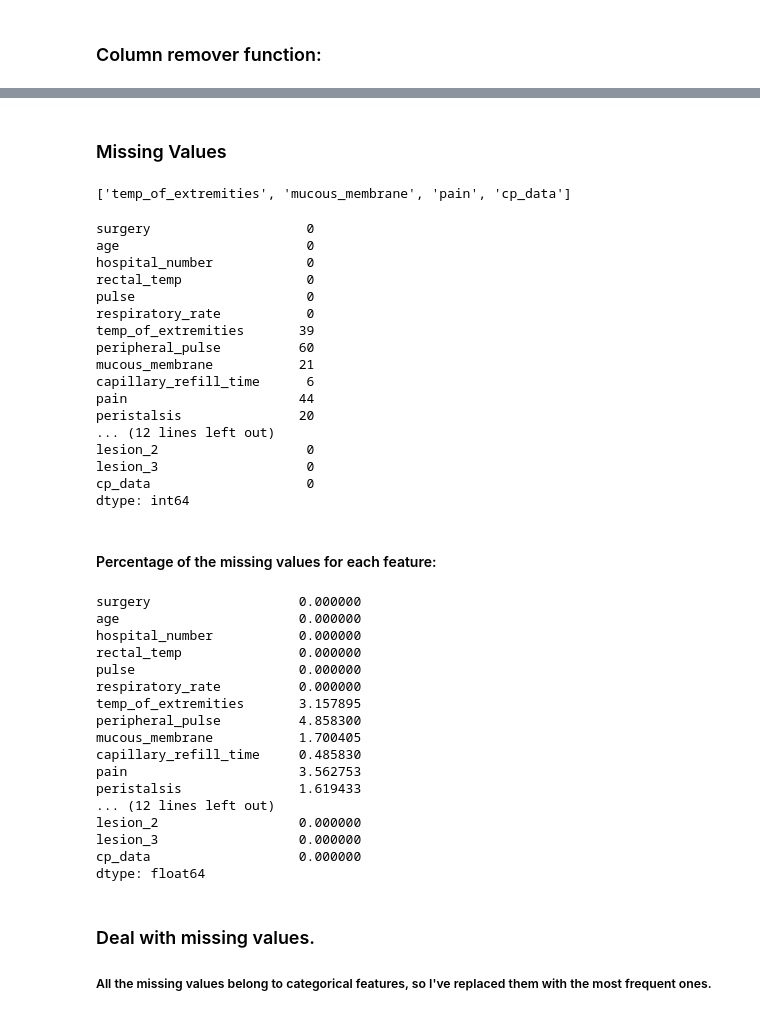
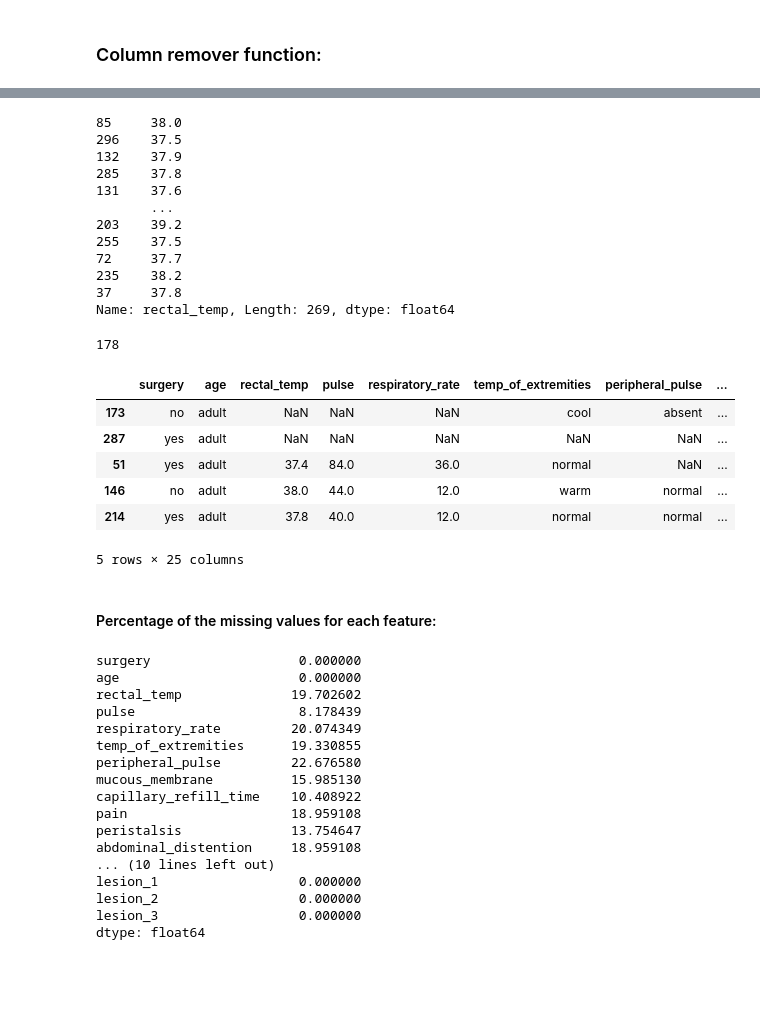
Before and after one commit to MehranZdi/horse_survival, a Jupyter notebook: horse_survival.ipynb, the cells around one changed output, grey strips where cells are left out. Drawn from its saved outputs; the diff is of its cells as text; code cells hidden in the pictures; blank space fills up the shorter version.

```diff
--- a/horse_survival.ipynb
+++ b/horse_survival.ipynb
@@ -169,51 +65,51 @@ for cat in categ_feat:
-# %% [markdown]
-### Missing Values
-# %%
-['temp_of_extremities', 'mucous_membrane', 'pain', 'cp_data']
-# %% [output]
-['temp_of_extremities', 'mucous_membrane', 'pain', 'cp_data']
+# %%
+x_train['rectal_temp']
+# %% [output]
+85     38.0
+296    37.5
+132    37.9
+285    37.8
+131    37.6
+       ...
+203    39.2
+255    37.5
+72     37.7
+235    38.2
+37     37.8
+Name: rectal_temp, Length: 269, dtype: float64
 # %%
-train.isnull().sum()
+x_train['abdomo_protein'].isnull().sum()
 # %% [output]
-surgery                    0
-age                        0
-hospital_number            0
-rectal_temp                0
-pulse                      0
-respiratory_rate           0
-temp_of_extremities       39
-peripheral_pulse          60
-mucous_membrane           21
-capillary_refill_time      6
-pain                      44
-peristalsis               20
-... (12 lines left out)
-lesion_2                   0
-lesion_3                   0
-cp_data                    0
-dtype: int64
+178
+# %%
+x_test.head()
+# %% [output]
+|  | surgery | age | rectal_temp | pulse | respiratory_rate | temp_of_extremities | peripheral_pulse | ... |
+| 173 | no | adult | NaN | NaN | NaN | cool | absent | ... |
+| 287 | yes | adult | NaN | NaN | NaN | NaN | NaN | ... |
+| 51 | yes | adult | 37.4 | 84.0 | 36.0 | normal | NaN | ... |
+| 146 | no | adult | 38.0 | 44.0 | 12.0 | warm | normal | ... |
+| 214 | yes | adult | 37.8 | 40.0 | 12.0 | normal | normal | ... |
+5 rows × 25 columns
 # %% [markdown]
 #### Percentage of the missing values for each feature:
 # %%
-(train.isnull().sum() / len(train)) * 100
+(x_train.isnull().sum() / len(x_train)) * 100
 # %% [output]
 surgery                   0.000000
 age                       0.000000
-hospital_number           0.000000
-rectal_temp               0.000000
-pulse                     0.000000
-respiratory_rate          0.000000
-temp_of_extremities       3.157895
-peripheral_pulse          4.858300
-mucous_membrane           1.700405
-capillary_refill_time     0.485830
-pain                      3.562753
-peristalsis               1.619433
-... (12 lines left out)
+rectal_temp              19.702602
+pulse                     8.178439
+respiratory_rate         20.074349
+temp_of_extremities      19.330855
+peripheral_pulse         22.676580
+mucous_membrane          15.985130
+capillary_refill_time    10.408922
+pain                     18.959108
+peristalsis              13.754647
+abdominal_distention     18.959108
+... (10 lines left out)
+lesion_1                  0.000000
 lesion_2                  0.000000
 lesion_3                  0.000000
-cp_data                   0.000000
 dtype: float64
-# %% [markdown]
-### Deal with missing values.
-##### All the missing values belong to categorical features, so I've replaced them with the most frequent ones.
```
Also changed, not shown: parts of 71 cells of this notebook.
